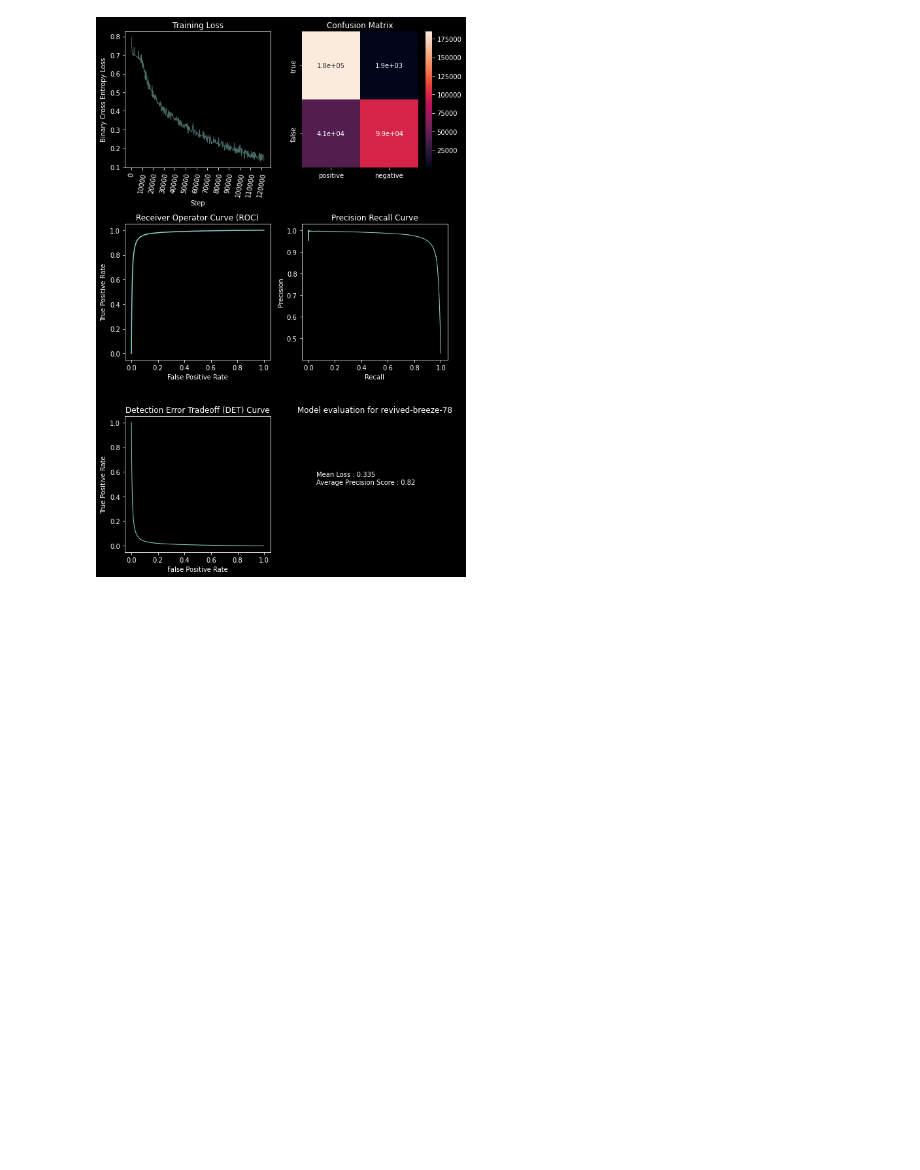
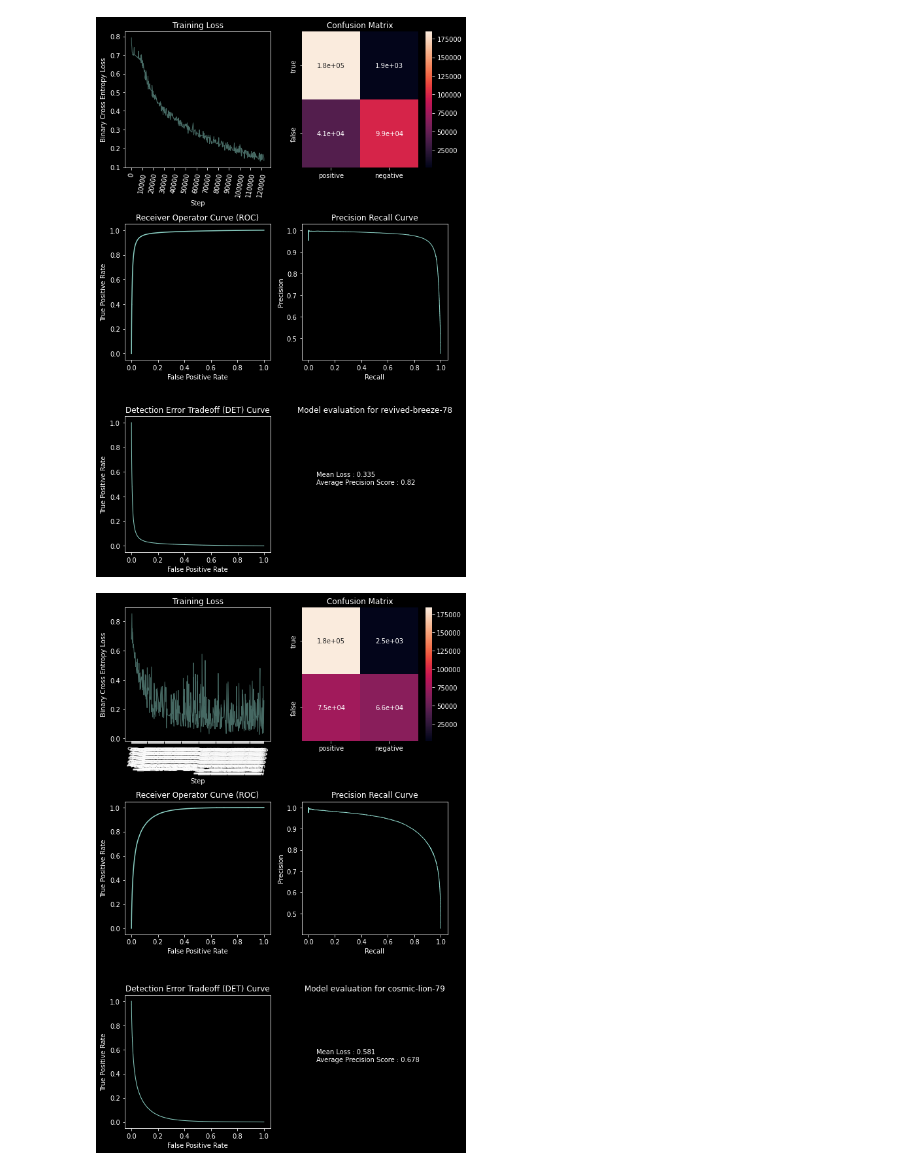
Before and after one commit to TrellixVulnTeam/screening-fist_OO2T, a Jupyter notebook: nb/model-eval.ipynb, the cells around one changed output. Saved outputs shown, nothing was run; the diff lists cells and outputs as text; code cells hidden in the pictures; blank space fills up the shorter version.

Commit message:
added eval on frosty-breeze and cosmic-lion to nb/model-eval.ipynb - false negative rate still high, sent off another model with 1 non binder/sample

```diff
--- a/nb/model-eval.ipynb
+++ b/nb/model-eval.ipynb
@@ -89,3 +89,8 @@ evaluate(path='../model/weights/revived-breeze-78/test.json',
          wandb_name='jamesengleback/sxfst/runs/2hc5t41i')
 # %% [output]
 [figure]
+# %%
+evaluate(path='../model/weights/cosmic-lion-79/val.json',
+         wandb_name='jamesengleback/sxfst/runs/2rg2005c')
+# %% [output]
+[figure, added]
```
Also changed, not shown: parts of 1 cell of this notebook.
